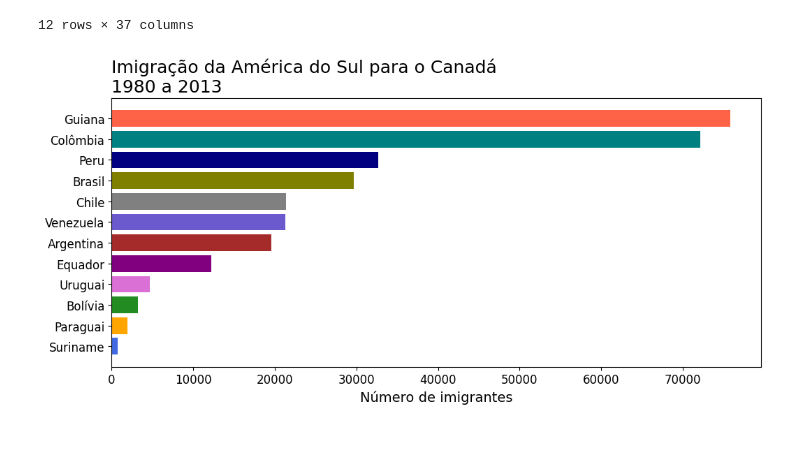
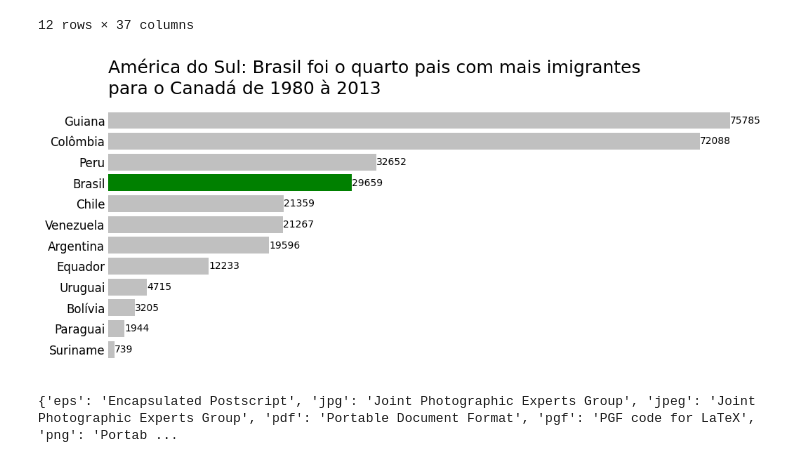
Before and after one commit to Du442/Alura-courses, a Jupyter notebook: ai_studies/pandas/sixth-course/main.ipynb, the cells around one changed output. Cells and saved outputs as stored; diff of their text form; code cells hidden in the pictures.

```diff
--- a/ai_studies/pandas/sixth-course/main.ipynb
+++ b/ai_studies/pandas/sixth-course/main.ipynb
@@ -333,16 +333,34 @@ america_do_sul
 # %%
 america_sul_sorted = america_do_sul.sort_values('Total', ascending=True)
 # %%
-cores = ['royalblue', 'orange', 'forestgreen', 'orchid', 'purple', 'brown', 'slateblue', 'gray', 'olive', 'navy', 'teal', 'tomato']
+cores = []
+for pais in america_sul_sorted.index:
+    if pais == 'Brasil':
+        cores.append('green')
+    else:
+        cores.append('silver')
 
 fig, ax = plt.subplots(figsize=(12,5))
 ax.barh(america_sul_sorted.index, america_sul_sorted['Total'], color=cores)
-ax.set_title('Imigração da América do Sul para o Canadá\n1980 a 2013', loc='left', fontsize=18)
+ax.set_title('América do Sul: Brasil foi o quarto pais com mais imigrantes\npara o Canadá de 1980 à 2013', loc='left', fontsize=18)
 ax.set_xlabel('Número de imigrantes', fontsize=14)
 ax.set_ylabel('')
 ax.xaxis.set_tick_params(labelsize=12)
 ax.yaxis.set_tick_params(labelsize=12)
 
+for i, v in enumerate(america_sul_sorted['Total']):
+    ax.text(v + 20, i, str(v), color='black', fontsize=10, ha='left', va='center')
+
+ax.set_frame_on(False)
+ax.get_xaxis().set_visible(False)
+ax.tick_params(axis='both', which='both', length=0)
+
+fig.savefig('imigracao_america_sul_canada.png', transparent=False, dpi=300, bbox_inches='tight')
+
 plt.show()
 # %% [output]
-[figure, old version]
+[figure, new version]
+# %%
+print(fig.canvas.get_supported_filetypes())
+# %% [output]
+{'eps': 'Encapsulated Postscript', 'jpg': 'Joint Photographic Experts Group', 'jpeg': 'Joint Photographic Experts Group', 'pdf': 'Portable Document Format', 'pgf': 'PGF code for LaTeX', 'png': 'Portab ...
```
Also changed, not shown: parts of 38 cells of this notebook, 2 other files.
